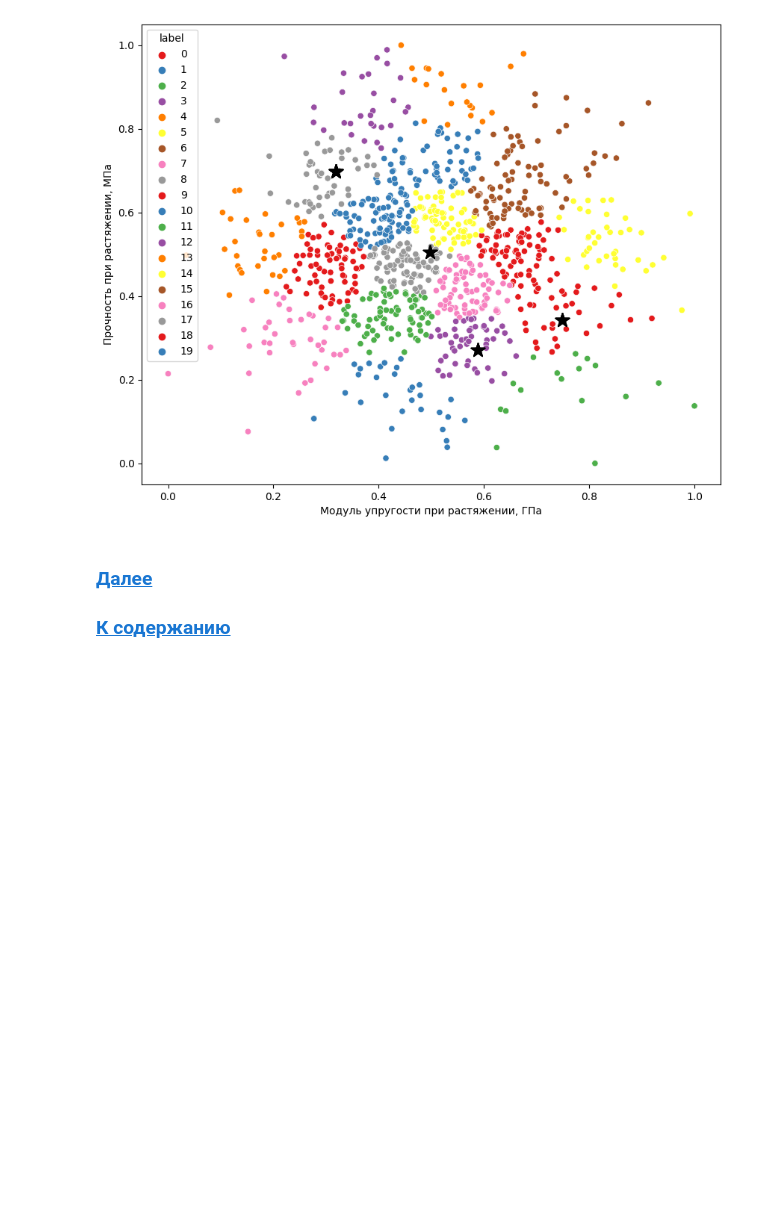
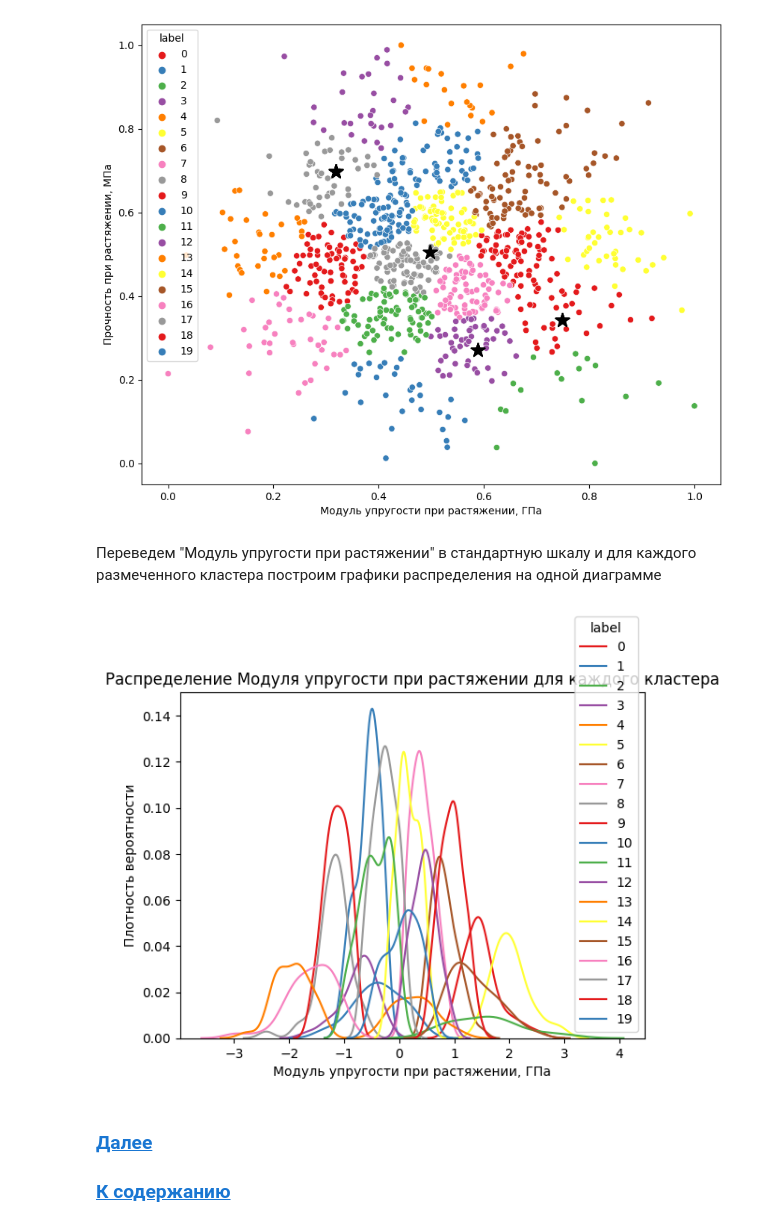
Before and after one commit to Svkhorol/Diploma-Project-Bauman-MSTU, a Jupyter notebook: notebooks/2_Real_Data.ipynb, the cells around one changed output. Cells and saved outputs as stored; diff of their text form; code cells hidden in the pictures; blank space fills up the shorter version.

```diff
--- a/notebooks/2_Synthetic_Data.ipynb
+++ b/notebooks/2_Real_Data.ipynb
@@ -307,6 +316,21 @@ plt.scatter(data_kmeans[:21]['Модуль упругости при растя
 # %% [output]
 <matplotlib.collections.PathCollection at 0x...>
 [figure]
+# %% [markdown]
+Переведем "Модуль упругости при растяжении" в стандартную шкалу и для каждого размеченного кластера построим графики распределения на одной диаграмме
+# %%
+scaler = StandardScaler()
+data_kmeans[['Модуль упругости при растяжении, ГПа_stand']] = scaler.fit_transform(data_kmeans[['Модуль упругости при растяжении, ГПа']])
+
+sns.kdeplot(data_kmeans, x='Модуль упругости при растяжении, ГПа_stand', hue='label', palette="Set1")
+
+plt.title('Распределение Модуля упругости при растяжении для каждого кластера')
+plt.xlabel('Модуль упругости при растяжении, ГПа')
+plt.ylabel('Плотность вероятности')
+
+plt.show()
+# %% [output]
+[figure, added]
 # %% [markdown]
 ### [Далее](https://github.com/Svkhorol/Diploma-Project-Bauman-MSTU/blob/main/notebooks/3_Processing.ipynb)
 ### [К содержанию](https://github.com/Svkhorol/Diploma-Project-Bauman-MSTU/blob/main/README.md)
```
Also changed, not shown: parts of 4 cells of this notebook, 16 other files.
